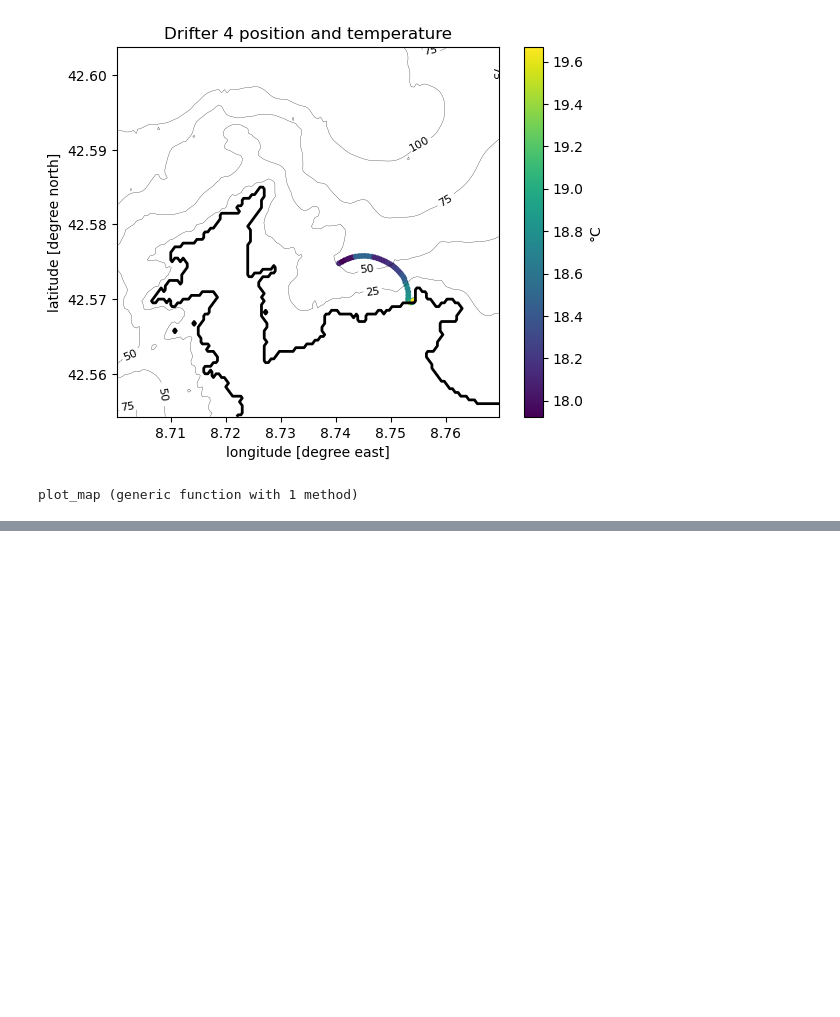
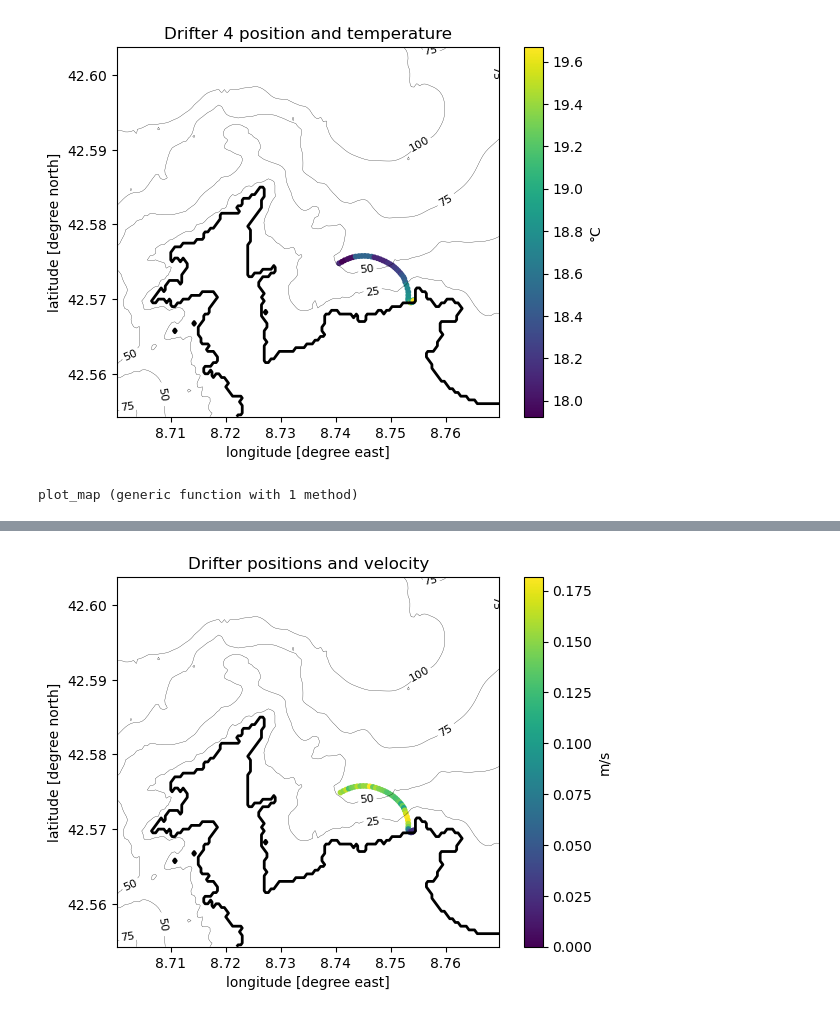
Before and after one commit to gher-uliege/drifter-raspberry-pi, a Jupyter notebook: drifter-track-plots-spot.ipynb, the cells around one changed output, grey strips where cells are left out. Saved outputs shown, nothing was run; the diff lists cells and outputs as text; code cells hidden in the pictures; blank space fills up the shorter version.

```diff
--- a/drifter-track-plots-spot.ipynb
+++ b/drifter-track-plots-spot.ipynb
@@ -529,0 +535,13 @@ Python: Text(0.5, 1.0, 'Drifter position and temperature')
+# %%
+filenames = [
+    "ActivityReport-3-drifter04.csv", # other here
+    ]
+filename_temperatures = [
+    "430000004B68CC41_050426_drifter04.csv",
+    ]
+time_starts = [
+    DateTime(2026,5,4,  11,44),
+    ]
+time_ends = [
+    DateTime(2026,5,4,  15,43),
+    ]
@@ -529,0 +551,8 @@ Python: Text(0.5, 1.0, 'Drifter position and temperature')
+# %%
+plot_map(bat_lon,bat_lat,bat)
+plot_currents.(filenames,time_starts,time_ends)
+# add here other files
+colorbar(label="m/s")
+title("Drifter positions and velocity");
+# %% [output]
+[figure, added]
```
Also changed, not shown: parts of 7 cells of this notebook.
